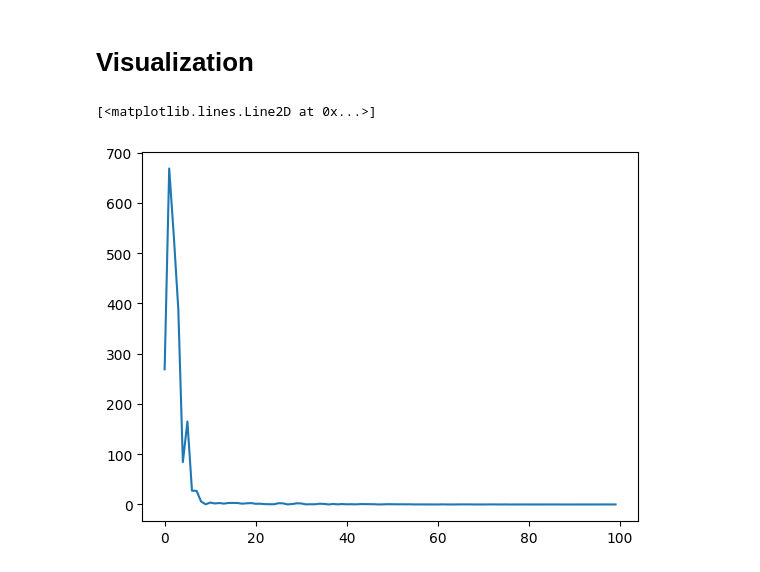
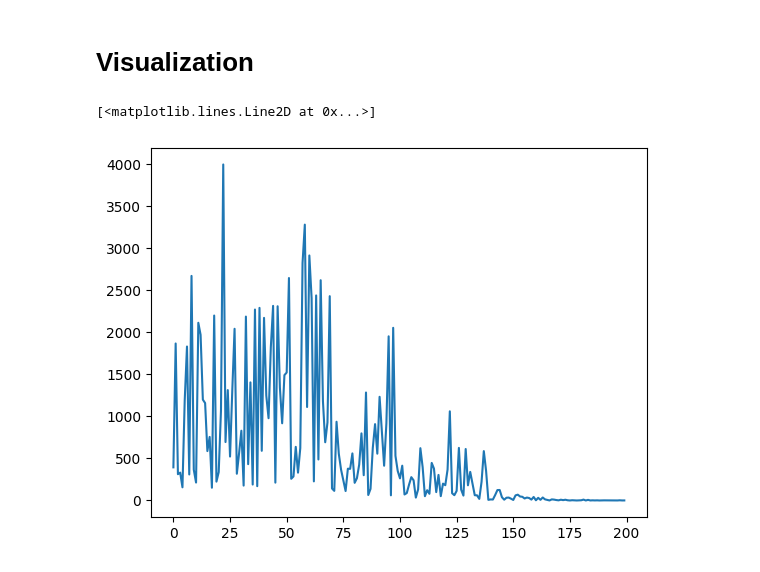
Before and after one commit to mmdrez4/deep-linear-rl, a Jupyter notebook: dql_gridworld.ipynb, the cells around one changed output. Saved outputs shown, nothing was run; the diff lists cells and outputs as text; code cells hidden in the pictures.

```diff
--- a/dql_gridworld.ipynb
+++ b/dql_gridworld.ipynb
@@ -264,7 +264,7 @@ tensor([[0., 1., 0., 0.]], device='cuda:0')
 # %%
 # Define the neural network model
 class QNetwork(nn.Module):
-    def __init__(self, state_size, action_size, seed, fc1_units=64, fc2_units=64):
+    def __init__(self, state_size, action_size, seed, fc1_units=128, fc2_units=64):
         super(QNetwork, self).__init__()
         self.seed = torch.manual_seed(seed)
 
@@ -279,7 +279,7 @@ class QNetwork(nn.Module):
         self.to(device)
 
     def feature_extract_init(self, state_size, action_size):
-        n_centers = [3, 3]
+        n_centers = [10, 10]
         centers = np.array(
           np.meshgrid(*[
               np.linspace(env.observation_space.low[i], env.observation_space.high[i], n_centers[i])
@@ -396,22 +396,24 @@ class DQNAgent:
 # %%
 num_episodes = 1000
 max_steps_per_episode_train = 100
-max_steps_per_episode_eval = 10
+max_steps_per_episode_eval = 25
 epsilon_start = 1.0
-epsilon_end = 0.02
-epsilon_decay_rate = 0.99
+epsilon_end = 0.05
+epsilon_decay_rate = 0.995
 gamma = 0.9
 lr = 1e-3
-buffer_size = 1000
+buffer_size = 10000
 buffer = deque(maxlen=buffer_size)
-batch_size = 64
+batch_size = 512
 update_frequency = 10
 episodes_eval = 10
 test_episodes = 100
 # %% [markdown]
 # Setup Environment
 # %%
-env_id = "Gym-Gridworlds/Penalty-3x3-v0"
+env_id = "Gym-Gridworlds/DangerMaze-6x6-v0"
+#env_id = "Gym-Gridworlds/Empty-10x10-v0"
+#env_id = "Gym-Gridworlds/Penalty-3x3-v0"
 env = gymnasium.make(env_id, coordinate_observation=True)
 env_eval = gymnasium.make(env_id, coordinate_observation=True, max_episode_steps=max_steps_per_episode_eval)
 # %% [markdown]
@@ -441,7 +443,8 @@ for episode in range(num_episodes):
         action = new_agent.act(state, epsilon)
         next_state, reward, terminated, truncated, _ = env.step(action)
         done = terminated or truncated
-
+        if reward > 0:
+          print(state, action, reward)
         #print(reward)
         buffer.append((state, action, reward, next_state, done))
 
@@ -547,9 +530,9 @@ Average reward over 100 test episodes: 1.00
 # %%
 # Visualize the agent's performance
 import matplotlib.pyplot as plt
 
-losses_cpu = [loss.cpu().detach().numpy() for loss in losses][:100]
+losses_cpu = [loss.cpu().detach().numpy() for loss in losses][:200]
 plt.plot(list(range(len(losses_cpu))), losses_cpu)
 # %% [output]
 [<matplotlib.lines.Line2D at 0x...>]
-[figure, old version]
+[figure, new version]
```
Also changed, not shown: parts of 3 cells of this notebook.
